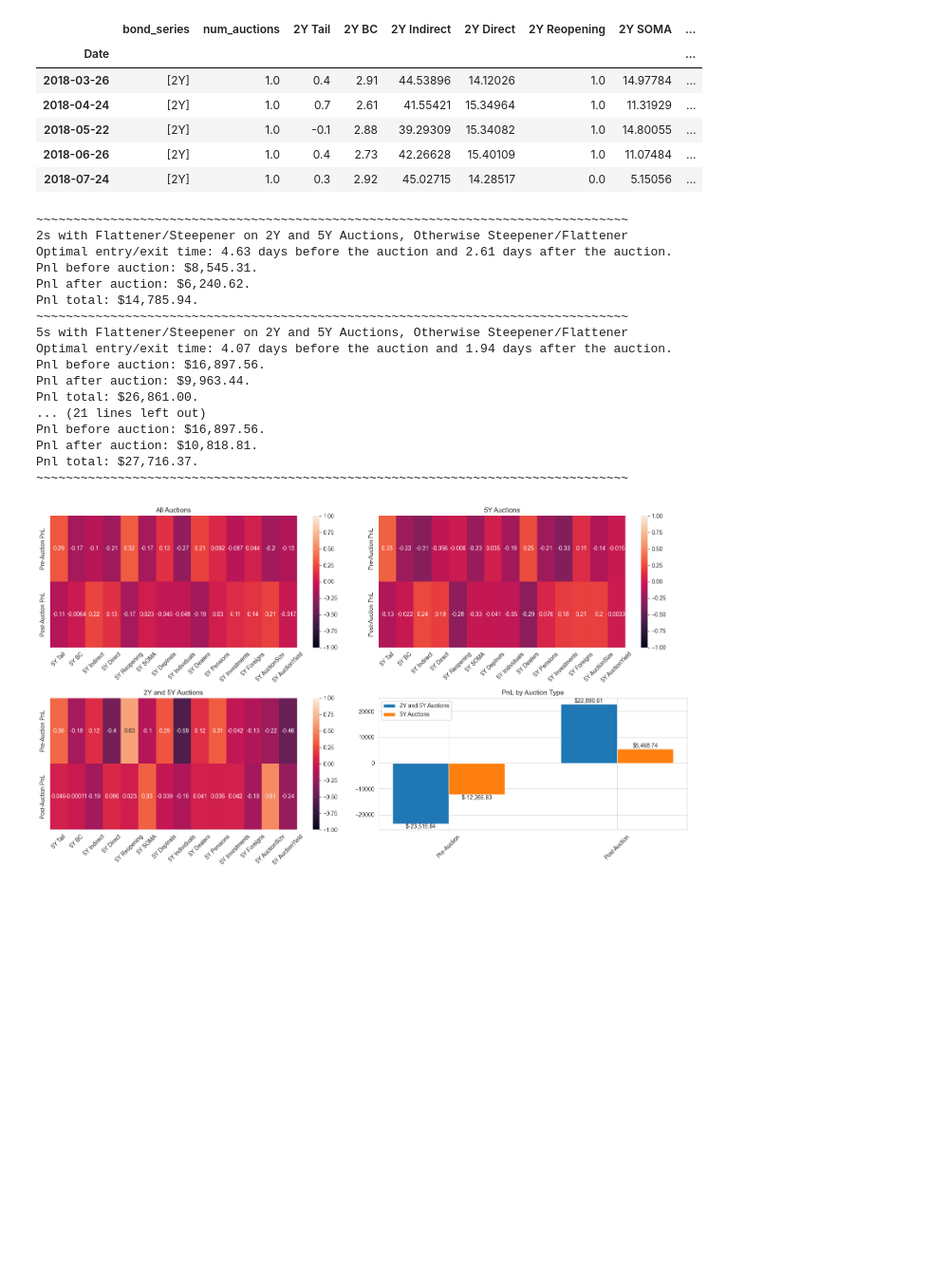
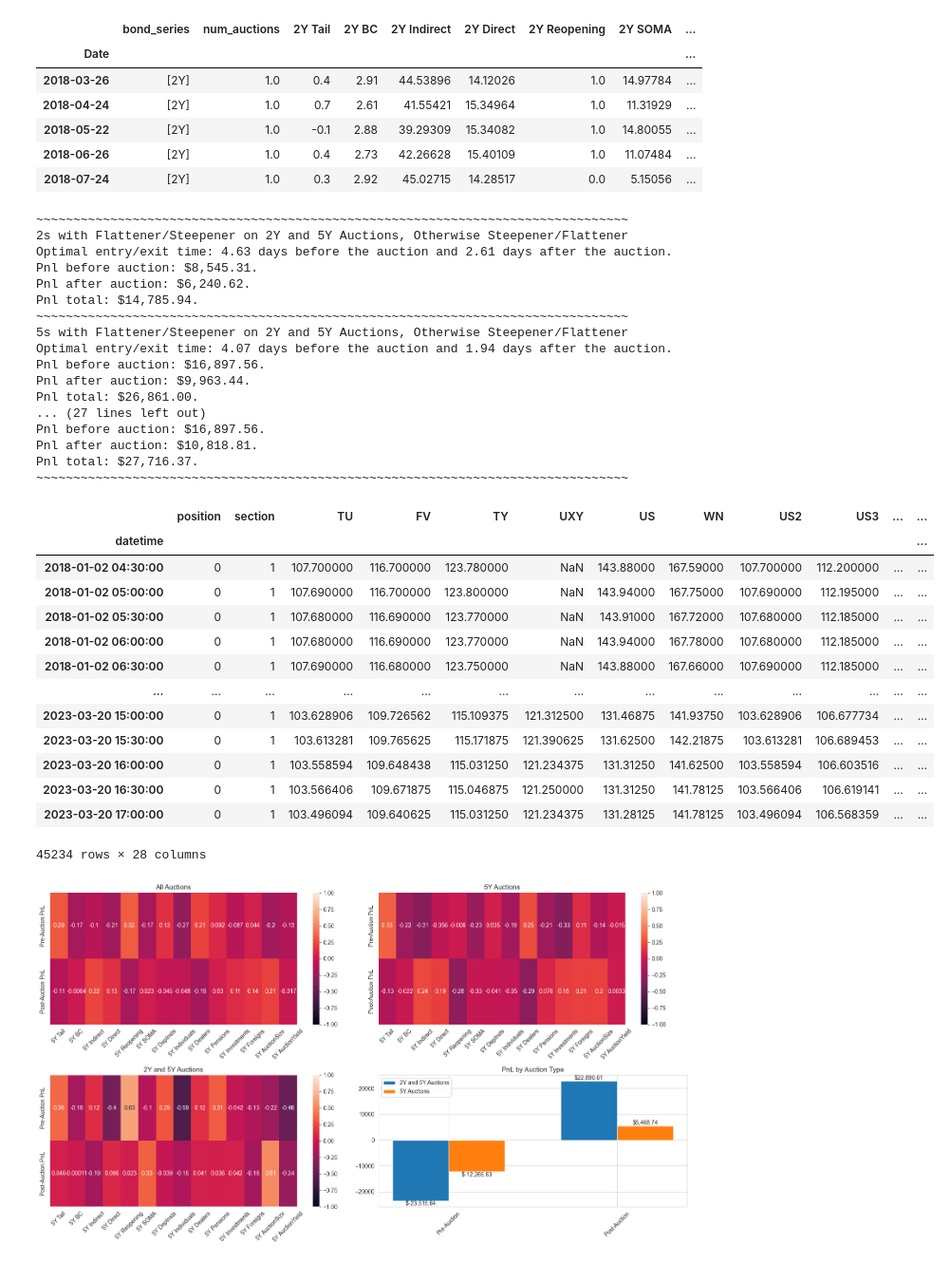
Before and after one commit to chiwailee/UChicago-Winter2022, a Jupyter notebook: Auction_Analysis.ipynb, the cells around one changed output. Shown at 95% size. Drawn from its saved outputs; the diff is of its cells as text; code cells hidden in the pictures; blank space fills up the shorter version.

Commit message:
Add 2s10s on 5Y auctions

```diff
--- a/Auction_Analysis.ipynb
+++ b/Auction_Analysis.ipynb
@@ -31,6 +32,8 @@ fun_1 = lambda x: ("flattener", "steepener") if len(x) == 2 else ("steepener", "
 fun_2 = lambda x: ("steepener", "steepener") if len(x) == 2 else ("steepener", "flattener")
 fun_3 = lambda x: ("flattener", "flattener") if len(x) == 2 else ("steepener", "flattener")
 
+fun_4 = lambda x: ("steepener", "flattener")
+
 # Print out the results of the optimization.
 print('~'*80)
 print('2s with Flattener/Steepener on 2Y and 5Y Auctions, Otherwise Steepener/Flattener')
@@ -38,6 +41,9 @@ optimize_entry_time(df['C2'], twos, symmetric=False, trade_rule=fun_1)
 print('~'*80)
 print('5s with Flattener/Steepener on 2Y and 5Y Auctions, Otherwise Steepener/Flattener')
 optimize_entry_time(df['C5'], fives, symmetric=False, trade_rule=fun_1)
+print('~'*80)
+print('2s10s with Steepener/Flattener on 5Y Auction Schedule')
+optimize_entry_time(df['C2US'], fives, symmetric=False, trade_rule=fun_4)
 print('~'*80)
 print('2s with Steepener/Steepener on 2Y and 5Y Auctions, Otherwise Steepener/Flattener')
 optimize_entry_time(df['C2'], twos, symmetric=False, trade_rule=fun_2)
@@ -64,11 +70,28 @@ Optimal entry/exit time: 4.07 days before the auction and 1.94 days after the au
 Pnl before auction: $16,897.56.
 Pnl after auction: $9,963.44.
 Pnl total: $26,861.00.
-... (21 lines left out)
+... (27 lines left out)
 Pnl before auction: $16,897.56.
 Pnl after auction: $10,818.81.
 Pnl total: $27,716.37.
 ~~~~~~~~~~~~~~~~~~~~~~~~~~~~~~~~~~~~~~~~~~~~~~~~~~~~~~~~~~~~~~~~~~~~~~~~~~~~~~~~
+# %%
+df
+# %% [output]
+|  | position | section | TU | FV | TY | UXY | US | WN | US2 | US3 | ... | ... |
+| datetime |  |  |  |  |  |  |  |  |  |  |  | ... |
+| 2018-01-02 04:30:00 | 0 | 1 | 107.700000 | 116.700000 | 123.780000 | NaN | 143.88000 | 167.59000 | 107.700000 | 112.200000 | ... | ... |
+| 2018-01-02 05:00:00 | 0 | 1 | 107.690000 | 116.700000 | 123.800000 | NaN | 143.94000 | 167.75000 | 107.690000 | 112.195000 | ... | ... |
+| 2018-01-02 05:30:00 | 0 | 1 | 107.680000 | 116.690000 | 123.770000 | NaN | 143.91000 | 167.72000 | 107.680000 | 112.185000 | ... | ... |
+| 2018-01-02 06:00:00 | 0 | 1 | 107.680000 | 116.690000 | 123.770000 | NaN | 143.94000 | 167.78000 | 107.680000 | 112.185000 | ... | ... |
+| 2018-01-02 06:30:00 | 0 | 1 | 107.690000 | 116.680000 | 123.750000 | NaN | 143.88000 | 167.66000 | 107.690000 | 112.185000 | ... | ... |
+| ... | ... | ... | ... | ... | ... | ... | ... | ... | ... | ... | ... | ... |
+| 2023-03-20 15:00:00 | 0 | 1 | 103.628906 | 109.726562 | 115.109375 | 121.312500 | 131.46875 | 141.93750 | 103.628906 | 106.677734 | ... | ... |
+| 2023-03-20 15:30:00 | 0 | 1 | 103.613281 | 109.765625 | 115.171875 | 121.390625 | 131.62500 | 142.21875 | 103.613281 | 106.689453 | ... | ... |
+| 2023-03-20 16:00:00 | 0 | 1 | 103.558594 | 109.648438 | 115.031250 | 121.234375 | 131.31250 | 141.62500 | 103.558594 | 106.603516 | ... | ... |
+| 2023-03-20 16:30:00 | 0 | 1 | 103.566406 | 109.671875 | 115.046875 | 121.250000 | 131.31250 | 141.78125 | 103.566406 | 106.619141 | ... | ... |
+| 2023-03-20 17:00:00 | 0 | 1 | 103.496094 | 109.640625 | 115.031250 | 121.234375 | 131.28125 | 141.78125 | 103.496094 | 106.568359 | ... | ... |
+45234 rows × 28 columns
 # %%
 from auction_trading.pnl_calcs import calc_all_trades, plot_single_trade
 import seaborn as sns
```
Also changed, not shown: parts of 1 cell of this notebook.
